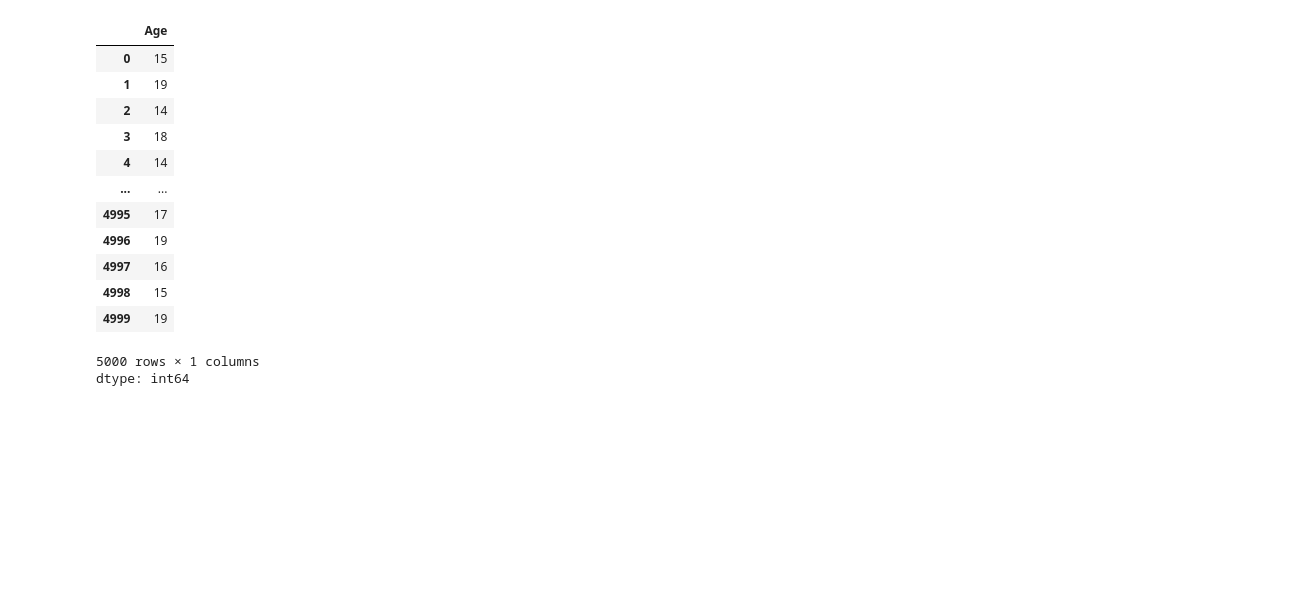
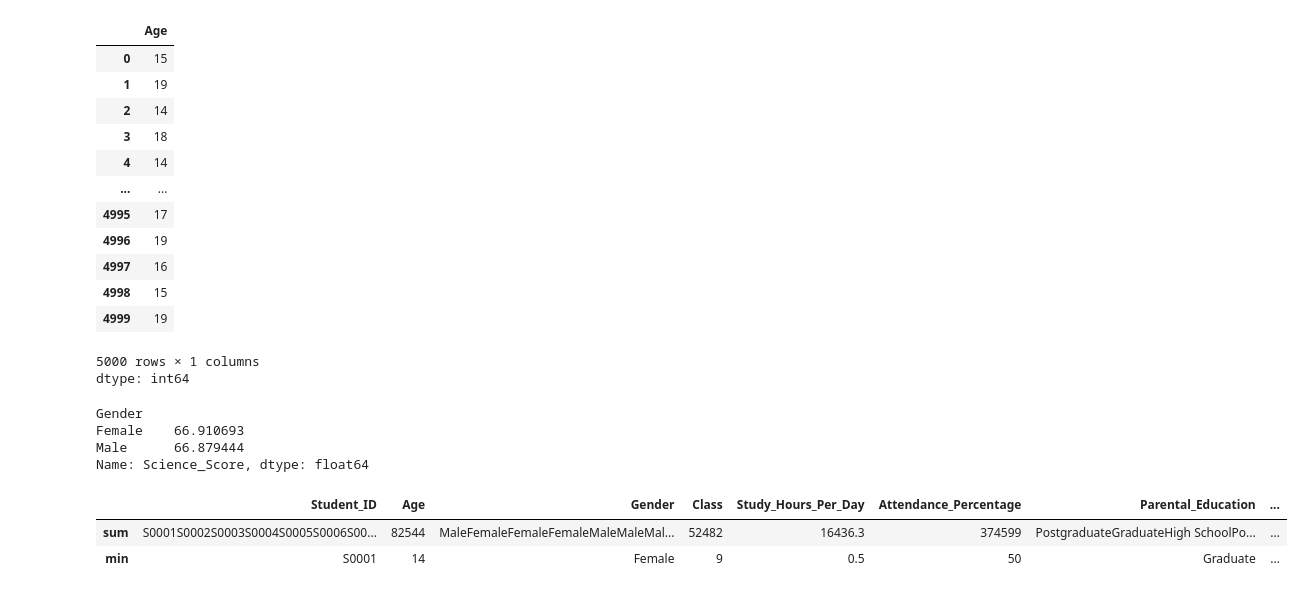
Before and after one commit to AmanSingh0909/Data-engineer-learning-from-linkedin, a Jupyter notebook: Data_Cleaning_using_pandas.ipynb, the cells around one changed output. Drawn from its saved outputs; the diff is of its cells as text; code cells hidden in the pictures; blank space fills up the shorter version.

```diff
--- a/Data_Cleaning_using_pandas.ipynb
+++ b/Data_Cleaning_using_pandas.ipynb
@@ -48,3 +48,17 @@ dtype: int64
 df_new = df.drop_duplicates()
 # %%
 df['Previous_Year_Score'] = pd.to_datetime(df['Previous_Year_Score'], format = '%d%m%y', errors= 'ignore')
+# %%
+avg_gender_math_score = drop_df.groupby('Gender')['Science_Score'].mean()
+print(avg_gender_math_score)
+# %% [output]
+Gender
+Female    66.910693
+Male      66.879444
+Name: Science_Score, dtype: float64
+# %%
+drop_df.aggregate(['sum','min'])
+# %% [output]
+|  | Student_ID | Age | Gender | Class | Study_Hours_Per_Day | Attendance_Percentage | Parental_Education | ... |
+| sum | S0001S0002S0003S0004S0005S0006S00... | 82544 | MaleFemaleFemaleFemaleMaleMaleMal... | 52482 | 16436.3 | 374599 | PostgraduateGraduateHigh SchoolPo... | ... |
+| min | S0001 | 14 | Female | 9 | 0.5 | 50 | Graduate | ... |
```
Also changed, not shown: parts of 3 cells of this notebook.
